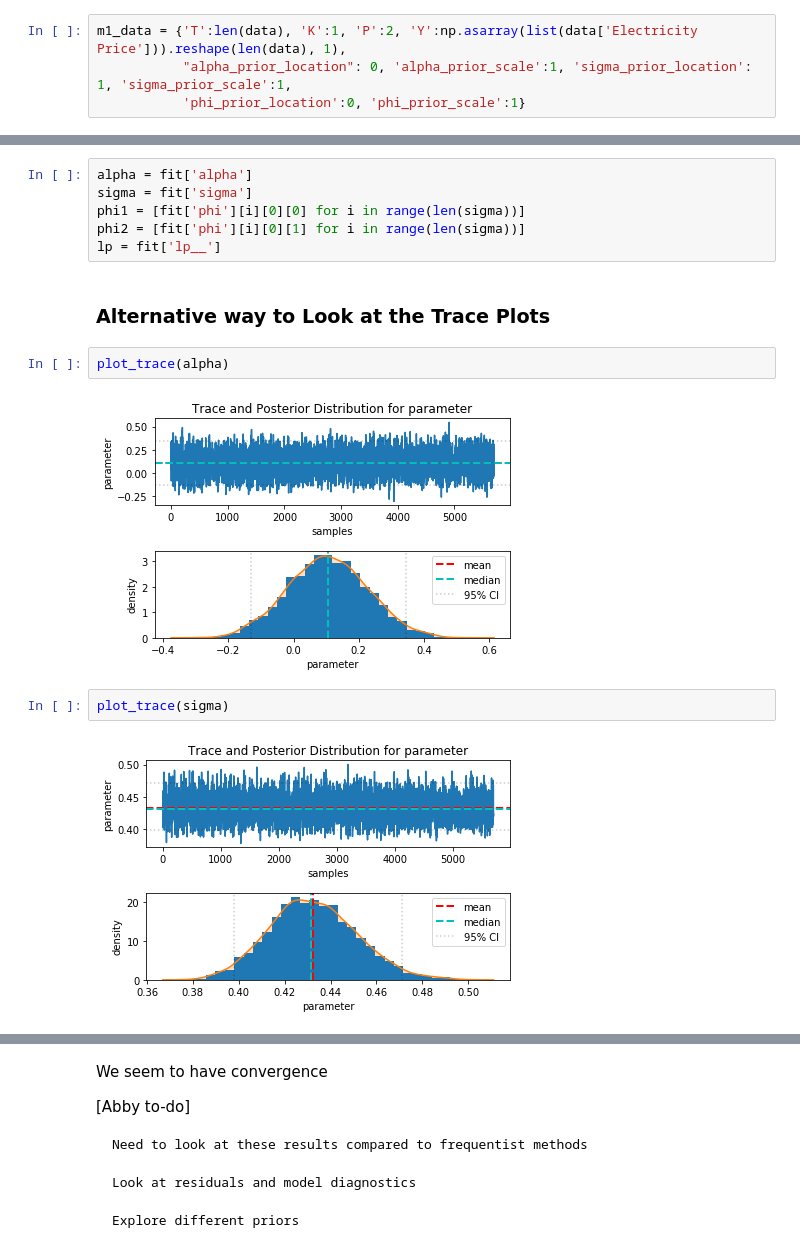
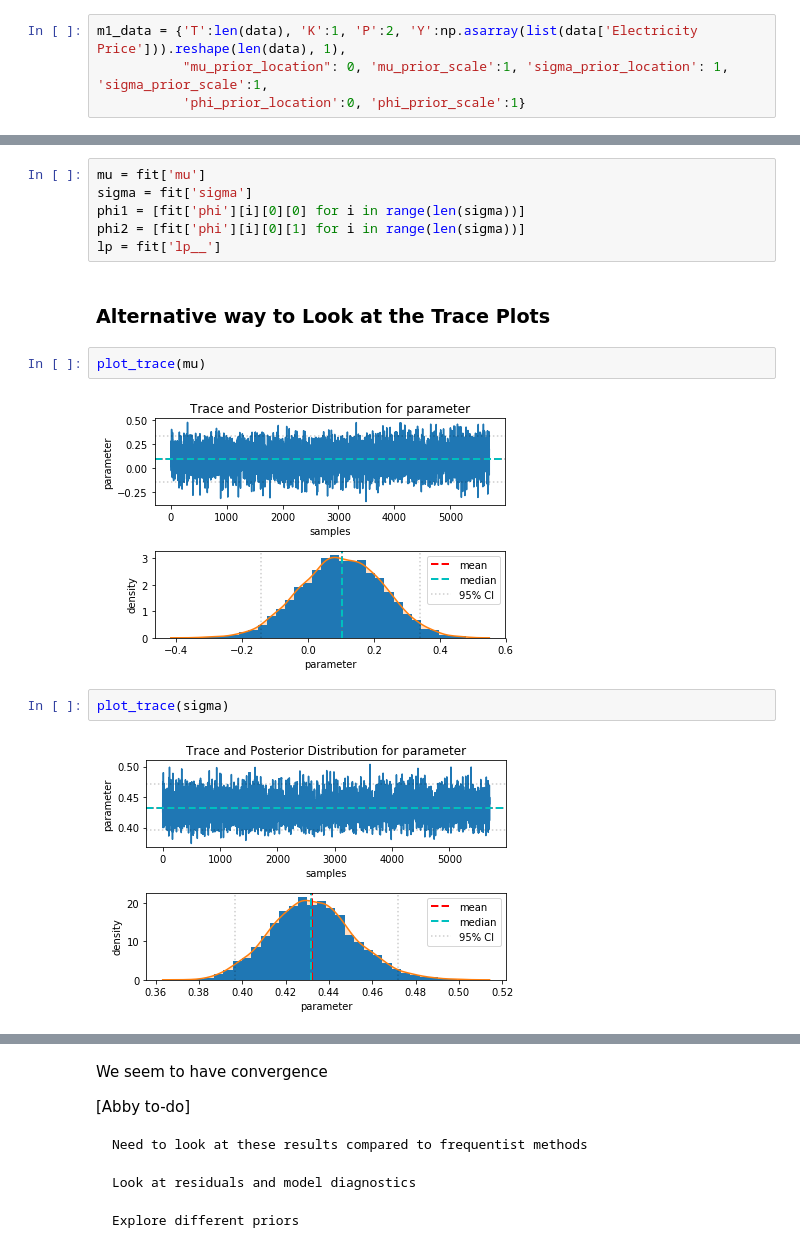
Before and after one commit to ahotaling/STAT_330_Project, a Jupyter notebook: Notebooks/Bayesian_Model_Exploration.ipynb, the cells around one changed output, grey strips where cells are left out. Saved outputs shown, nothing was run; the diff lists cells and outputs as text.

```diff
--- a/Notebooks/Bayesian_Model_Exploration.ipynb
+++ b/Notebooks/Bayesian_Model_Exploration.ipynb
@@ -208,7 +208,7 @@ model {
 }"""
 # %%
 m1_data = {'T':len(data), 'K':1, 'P':2, 'Y':np.asarray(list(data['Electricity Price'])).reshape(len(data), 1),
-           "alpha_prior_location": 0, 'alpha_prior_scale':1, 'sigma_prior_location': 1, 'sigma_prior_scale':1,
+           "mu_prior_location": 0, 'mu_prior_scale':1, 'sigma_prior_location': 1, 'sigma_prior_scale':1,
            'phi_prior_location':0, 'phi_prior_scale':1}
 # %%
 fit = pystan.stan(model_code=m1_stan_code, data=m1_data, iter=2000, warmup = 100, chains=3)
@@ -255,5 +255,5 @@ alpha_mean, sigma_mean, df_phi_0_0_mean, df_phi_0_1_mean = df['mean']['alpha[1]'
 # %%
-alpha = fit['alpha']
+mu = fit['mu']
 sigma = fit['sigma']
 phi1 = [fit['phi'][i][0][0] for i in range(len(sigma))]
 phi2 = [fit['phi'][i][0][1] for i in range(len(sigma))]
@@ -261,13 +261,13 @@ lp = fit['lp__']
 # %% [markdown]
 ### Alternative way to Look at the Trace Plots
 # %%
-plot_trace(alpha)
+plot_trace(mu)
 # %% [output]
-[figure, old version]
+[figure, new version]
 # %%
 plot_trace(sigma)
 # %% [output]
-[figure, old version]
+[figure, new version]
 # %%
 ## I can't get this to work for phi
 plot_trace(phi1)
```
Also changed, not shown: parts of 20 cells of this notebook.
